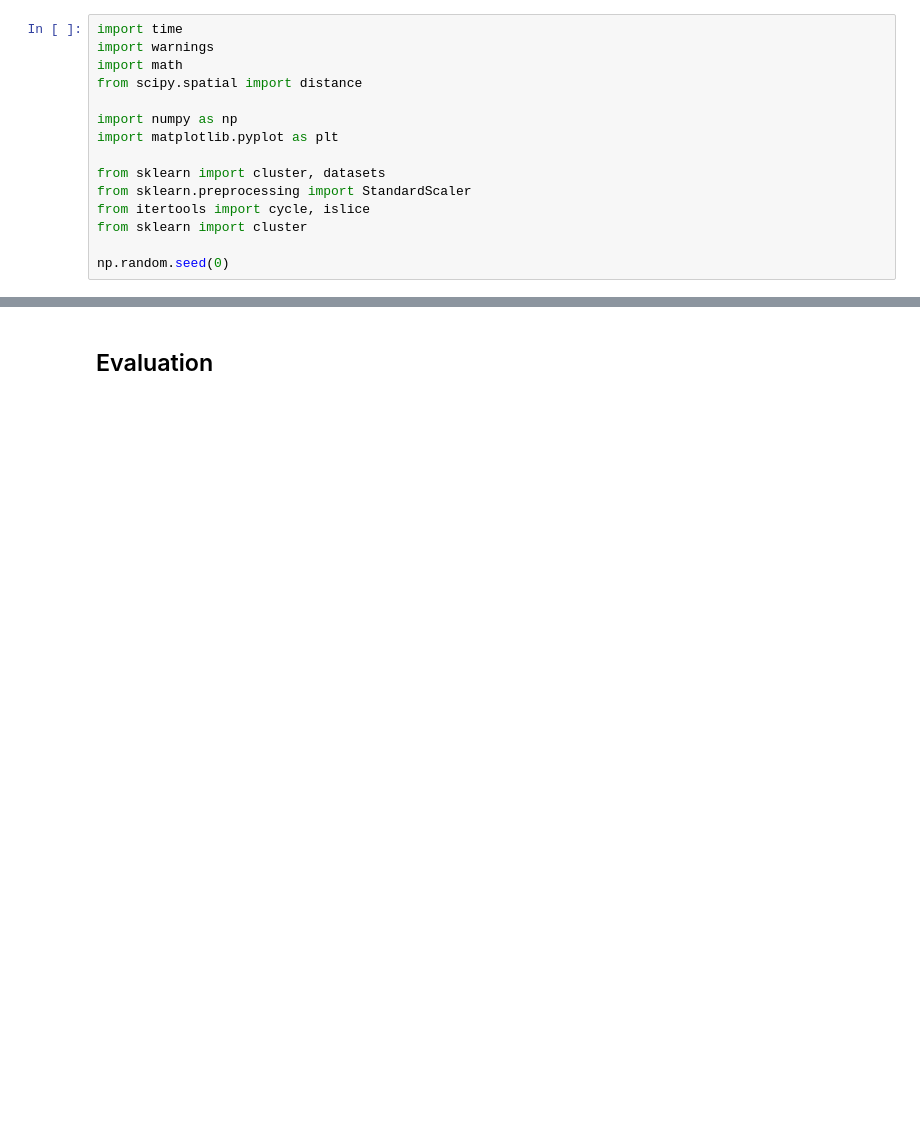
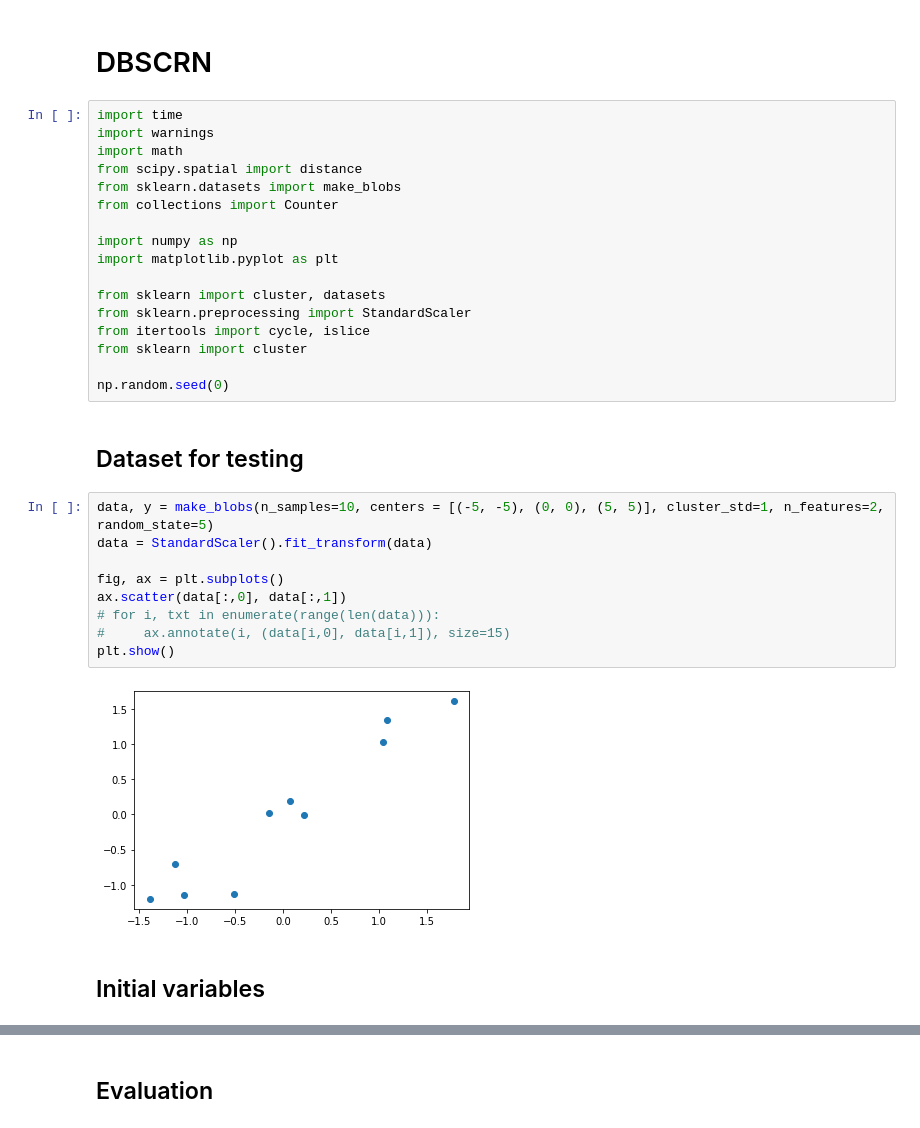
Before and after one commit to arek544/DBSCAN, a Jupyter notebook: dbscrn_arek.ipynb, the cells around one changed output, grey strips where cells are left out. Drawn from its saved outputs; the diff is of its cells as text; blank space fills up the shorter version.

```diff
--- a/dbscrn_arek.ipynb
+++ b/dbscrn_arek.ipynb
@@ -1,8 +1,12 @@
+# %% [markdown]
+# DBSCRN
 # %%
 import time
 import warnings
 import math
 from scipy.spatial import distance
+from sklearn.datasets import make_blobs
+from collections import Counter
 
 import numpy as np
 import matplotlib.pyplot as plt
@@ -13,3 +17,18 @@ from itertools import cycle, islice
 from sklearn import cluster
 
 np.random.seed(0)
+# %% [markdown]
+## Dataset for testing
+# %%
+data, y = make_blobs(n_samples=10, centers = [(-5, -5), (0, 0), (5, 5)], cluster_std=1, n_features=2, random_state=5)
+data = StandardScaler().fit_transform(data)
+
+fig, ax = plt.subplots()
+ax.scatter(data[:,0], data[:,1])
+# for i, txt in enumerate(range(len(data))):
+#     ax.annotate(i, (data[i,0], data[i,1]), size=15)
+plt.show()
+# %% [output]
+[figure, added]
+# %% [markdown]
+## Initial variables
```
Also changed, not shown: parts of 24 cells of this notebook.
